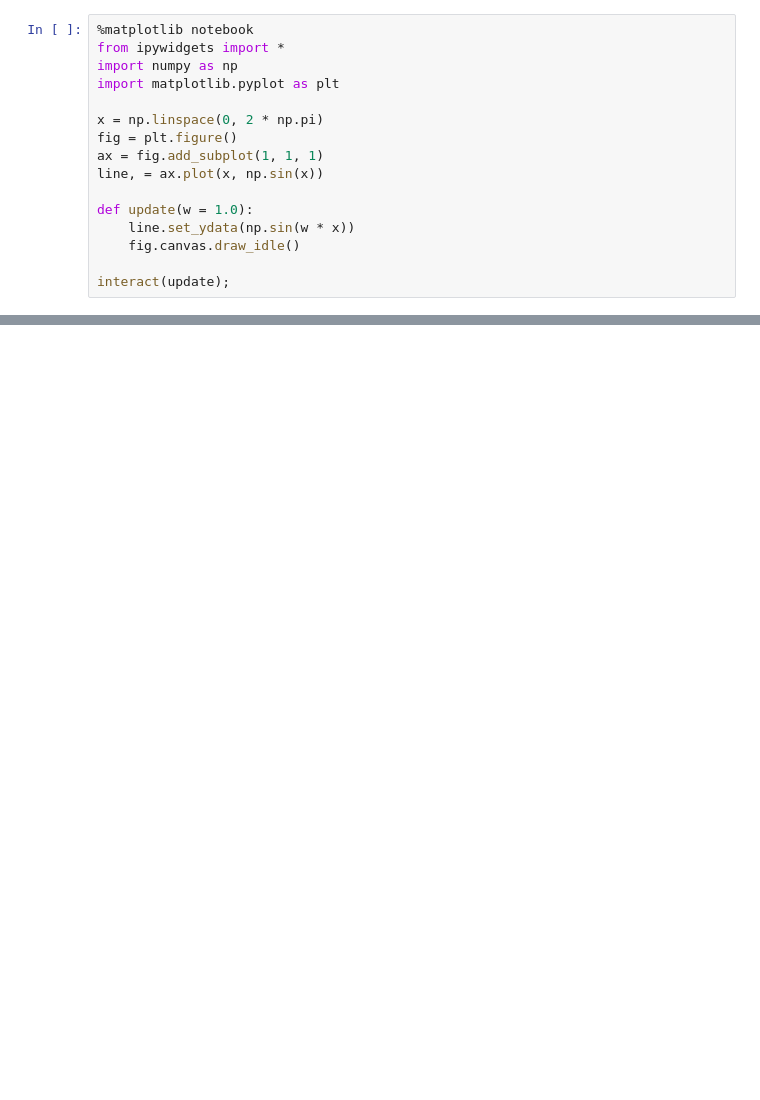
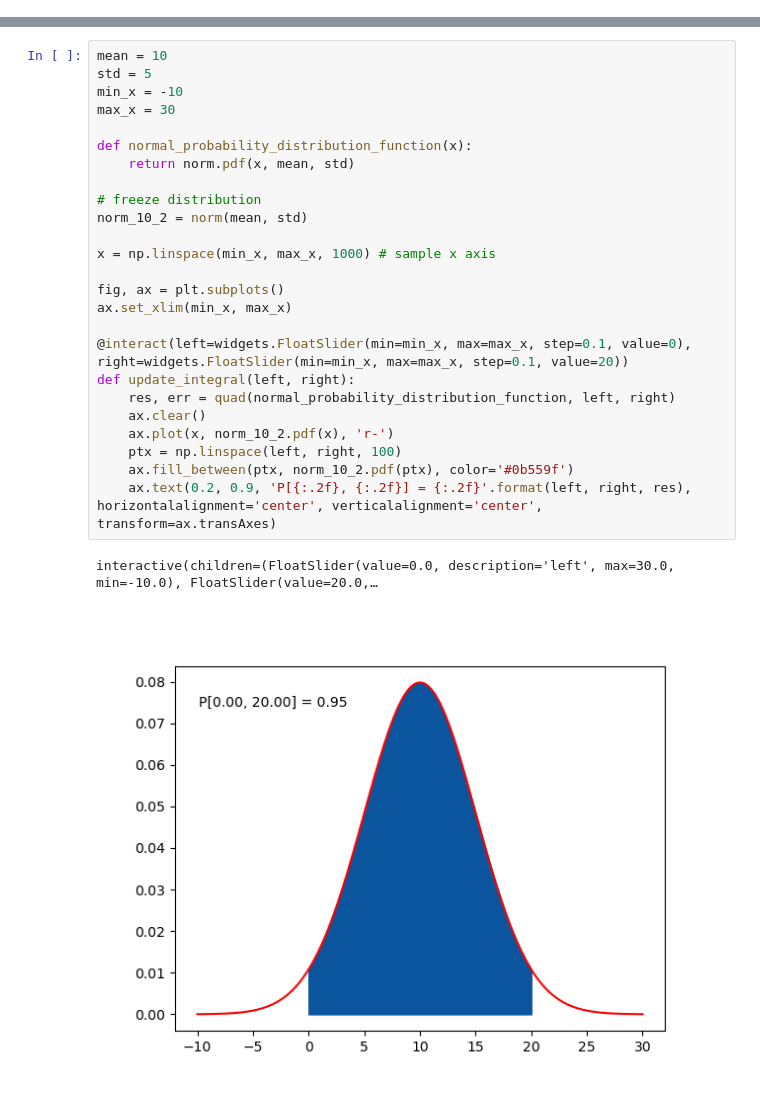
Before and after one commit to maxgalli/StatsStudies, a Jupyter notebook: TutorialsForCourse/PDFsAndLikelihoods.ipynb, the cells around one changed output, grey strips where cells are left out. Saved outputs shown, nothing was run; the diff lists cells and outputs as text; blank space fills up the shorter version.

```diff
--- a/TutorialsForCourse/PDFsAndLikelihoods.ipynb
+++ b/TutorialsForCourse/PDFsAndLikelihoods.ipynb
@@ -18,16 +29,0 @@ def plot_distribution(mean, std):
-# %%
-%matplotlib notebook
-from ipywidgets import *
-import numpy as np
-import matplotlib.pyplot as plt
-
-x = np.linspace(0, 2 * np.pi)
-fig = plt.figure()
-ax = fig.add_subplot(1, 1, 1)
-line, = ax.plot(x, np.sin(x))
-
-def update(w = 1.0):
-    line.set_ydata(np.sin(w * x))
-    fig.canvas.draw_idle()
-
-interact(update);
@@ -37,0 +30,28 @@ interactive(children=(FloatSlider(value=1.0, description='w', max=3.0, min=-1.0)
+# %%
+mean = 10
+std = 5
+min_x = -10
+max_x = 30
+
+def normal_probability_distribution_function(x):
+    return norm.pdf(x, mean, std)
+
+# freeze distribution
+norm_10_2 = norm(mean, std)
+
+x = np.linspace(min_x, max_x, 1000) # sample x axis
+
+fig, ax = plt.subplots()
+ax.set_xlim(min_x, max_x)
+
+@interact(left=widgets.FloatSlider(min=min_x, max=max_x, step=0.1, value=0), right=widgets.FloatSlider(min=min_x, max=max_x, step=0.1, value=20))
+def update_integral(left, right):
+    res, err = quad(normal_probability_distribution_function, left, right)
+    ax.clear()
+    ax.plot(x, norm_10_2.pdf(x), 'r-')
+    ptx = np.linspace(left, right, 100)
+    ax.fill_between(ptx, norm_10_2.pdf(ptx), color='#0b559f')
+    ax.text(0.2, 0.9, 'P[{:.2f}, {:.2f}] = {:.2f}'.format(left, right, res), horizontalalignment='center', verticalalignment='center', transform=ax.transAxes)
+# %% [output]
+interactive(children=(FloatSlider(value=0.0, description='left', max=30.0, min=-10.0), FloatSlider(value=20.0,…
+[figure, added]
```
Also changed, not shown: parts of 7 cells of this notebook, 3 other files.
